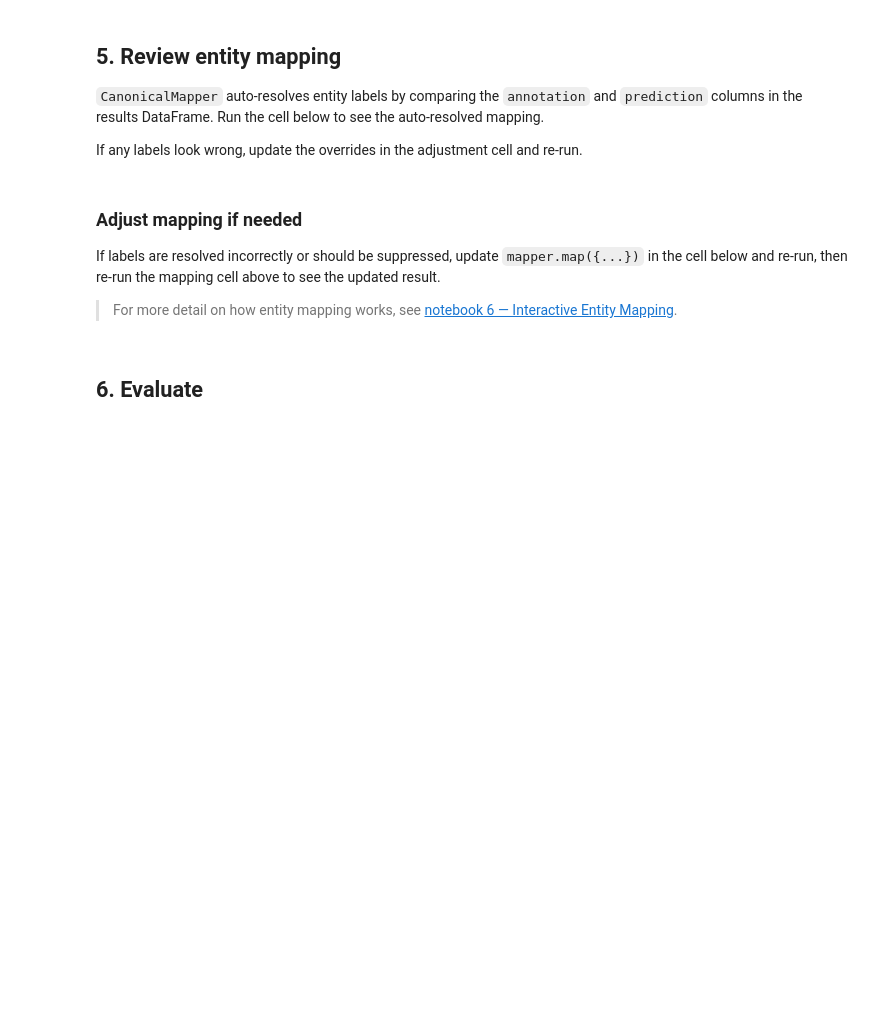
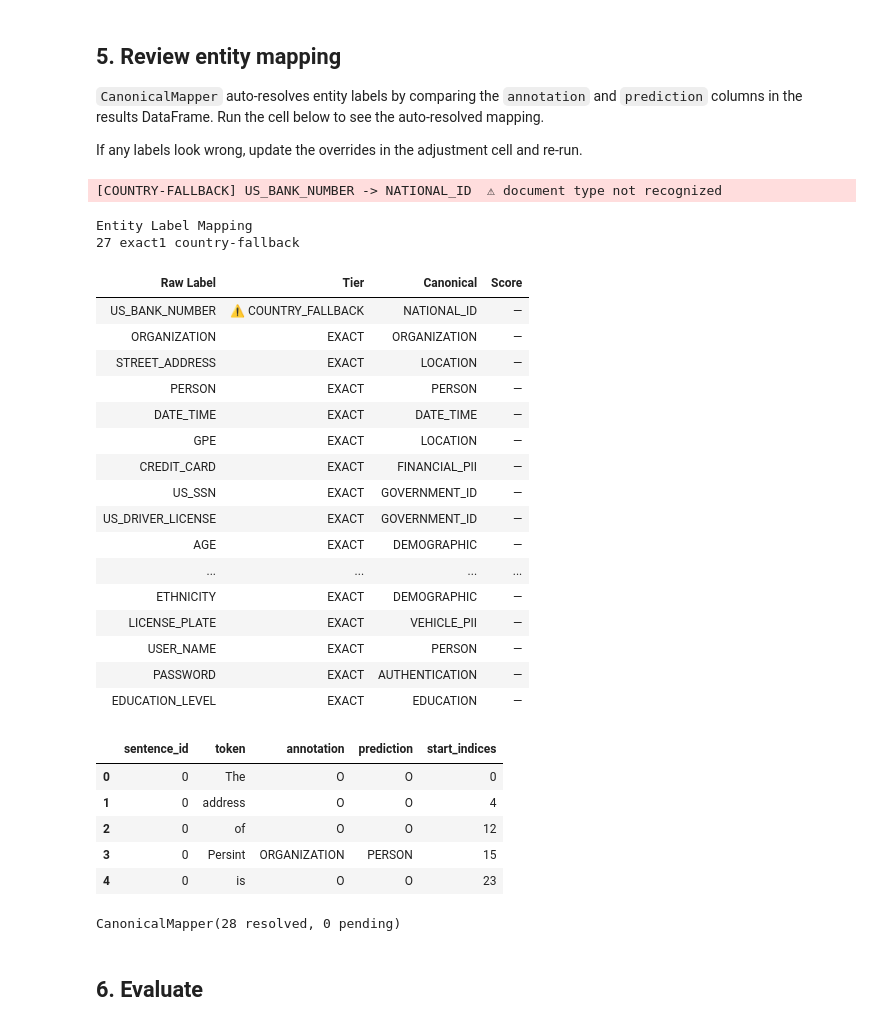
Before and after one commit to data-privacy-stack/presidio-research, a Jupyter notebook: notebooks/5_Evaluate_Custom_Presidio_Analyzer.ipynb, the cells around one changed output. Drawn from its saved outputs; the diff is of its cells as text; code cells hidden in the pictures; blank space fills up the shorter version.

```diff
--- a/notebooks/5_Evaluate_Custom_Presidio_Analyzer.ipynb
+++ b/notebooks/5_Evaluate_Custom_Presidio_Analyzer.ipynb
@@ -369,12 +377,33 @@ If any labels look wrong, update the overrides in the adjustment cell and re-run
 mapper = CanonicalMapper()
 # %%
 # Auto-resolve labels from annotation + prediction columns and inspect the result
-mapped_df = mapper.get_mapped_results_dataframe(results_df)
+mapped_df = mapper.get_mapped_results_dataframe(results_df, hierarchy=2)
 mapper.render_html()
 mapped_df.head()
+# %% [output]
+[COUNTRY-FALLBACK] US_BANK_NUMBER -> NATIONAL_ID  ⚠ document type not recognized
+Entity Label Mapping
+27 exact1 country-fallback
+| Raw Label | Tier | Canonical | Score |
+| US_BANK_NUMBER | ⚠ COUNTRY_FALLBACK | NATIONAL_ID | — |
+| ORGANIZATION | EXACT | ORGANIZATION | — |
+| STREET_ADDRESS | EXACT | LOCATION | — |
+| PERSON | EXACT | PERSON | — |
+| DATE_TIME | EXACT | DATE_TIME | — |
+| GPE | EXACT | LOCATION | — |
+| CREDIT_CARD | EXACT | FINANCIAL_PII | — |
+| US_SSN | EXACT | GOVERNMENT_ID | — |
+| US_DRIVER_LICENSE | EXACT | GOVERNMENT_ID | — |
+| AGE | EXACT | DEMOGRAPHIC | — |
+| ... | ... | ... | ... |
+| ETHNICITY | EXACT | DEMOGRAPHIC | — |
+| LICENSE_PLATE | EXACT | VEHICLE_PII | — |
+| USER_NAME | EXACT | PERSON | — |
+| PASSWORD | EXACT | AUTHENTICATION | — |
+| EDUCATION_LEVEL | EXACT | EDUCATION | — |
+|  | sentence_id | token | annotation | prediction | start_indices |
+| 0 | 0 | The | O | O | 0 |
+| 1 | 0 | address | O | O | 4 |
+| 2 | 0 | of | O | O | 12 |
+| 3 | 0 | Persint | ORGANIZATION | PERSON | 15 |
+| 4 | 0 | is | O | O | 23 |
-# %% [markdown]
-### Adjust mapping if needed
-
-If labels are resolved incorrectly or should be suppressed, update `mapper.map({...})` in the cell below and re-run, then re-run the mapping cell above to see the updated result.
-
-> For more detail on how entity mapping works, see [notebook 6 — Interactive Entity Mapping](6_Interactive_Entity_Mapping.ipynb).
@@ -394,3 +410,11 @@ experiment.log_parameter("entity_mappings", json.dumps(mapper.get_mapping()))
+# %%
+# Update mappings, as some aren't tagged in the dataset
+mapper.map({"EDUCATION_LEVEL": None,
+            "OCCUPATION": None,
+            "LICENSE_PLATE": None,
+            })
+# %% [output]
+CanonicalMapper(28 resolved, 0 pending)
 # %% [markdown]
 ## 6. Evaluate
 # %%
```
Also changed, not shown: parts of 16 cells of this notebook, 1 other file.
